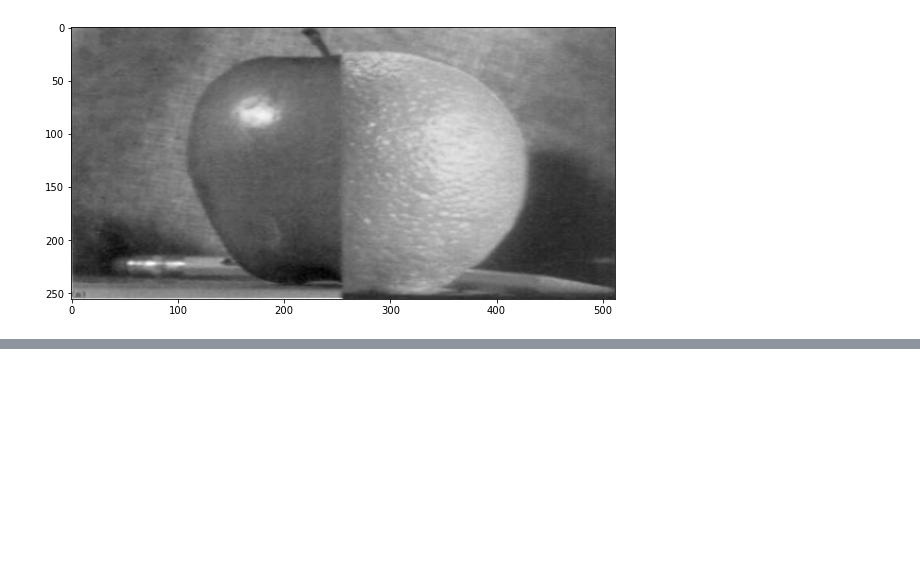
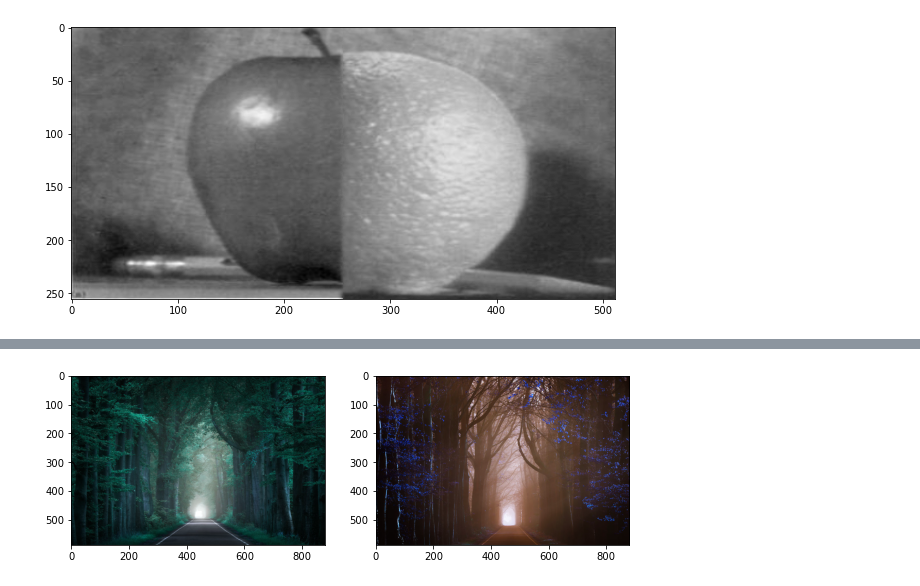
Before and after one commit to JHludwolf/AgentesInteligentes, a Jupyter notebook: Segundo Parcial/Project/ImageCombination.ipynb, the cells around one changed output, grey strips where cells are left out. Cells and saved outputs as stored; diff of their text form; code cells hidden in the pictures; blank space fills up the shorter version.

```diff
--- a/Segundo Parcial/Project/ImageCombination.ipynb
+++ b/Segundo Parcial/Project/ImageCombination.ipynb
@@ -146,0 +155,14 @@ plt.show()
+# %%
+src1 = cv2.imread('summer.jpg')
+src2 = cv2.imread('autum.jpg')
+
+src2 = cv2.resize(src2, src1.shape[1::-1])
+# %%
+plt.figure(figsize=(10,5))
+plt.subplot(1,2,1)
+plt.imshow(src1, cmap='gray')
+plt.subplot(1,2,2)
+plt.imshow(src2, cmap='gray')
+plt.show()
+# %% [output]
+[figure, added]
```
Also changed, not shown: parts of 12 cells of this notebook, 7 other files.
